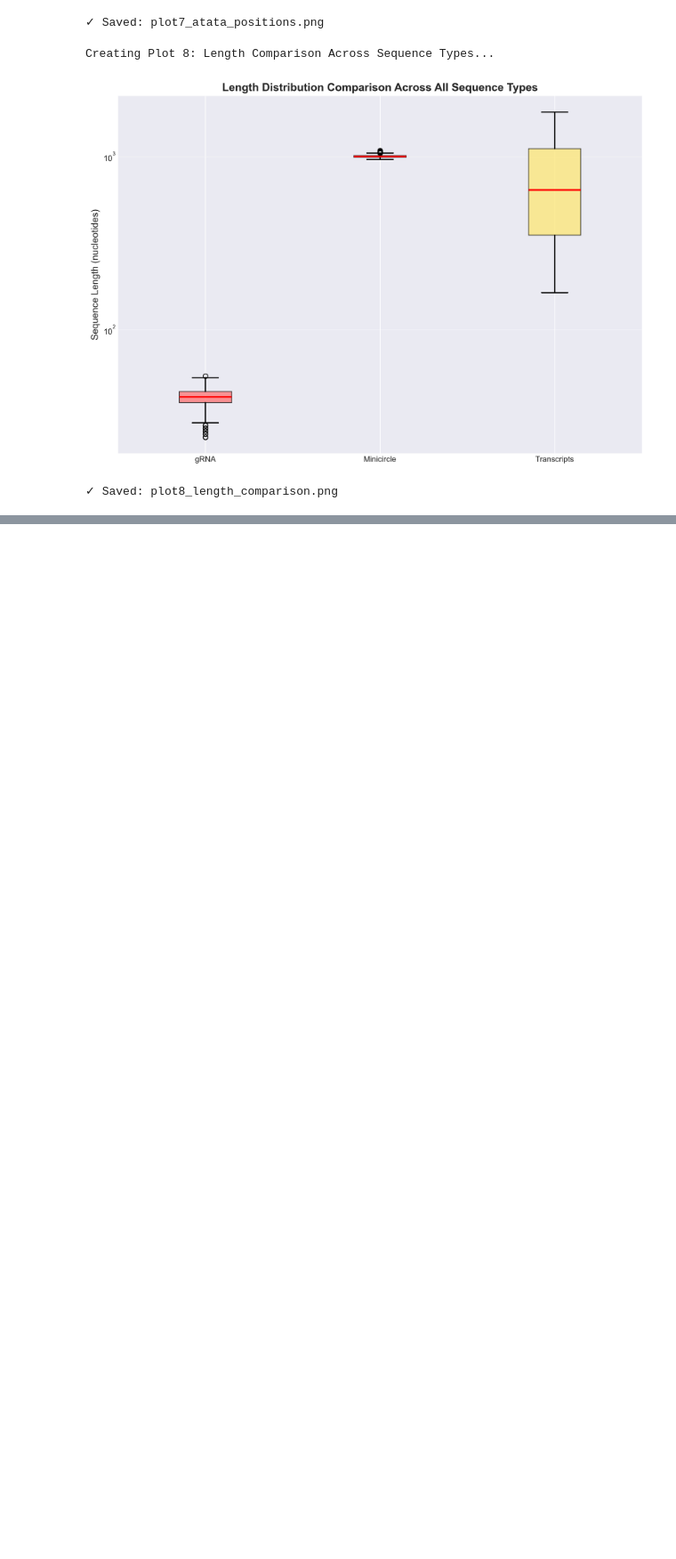
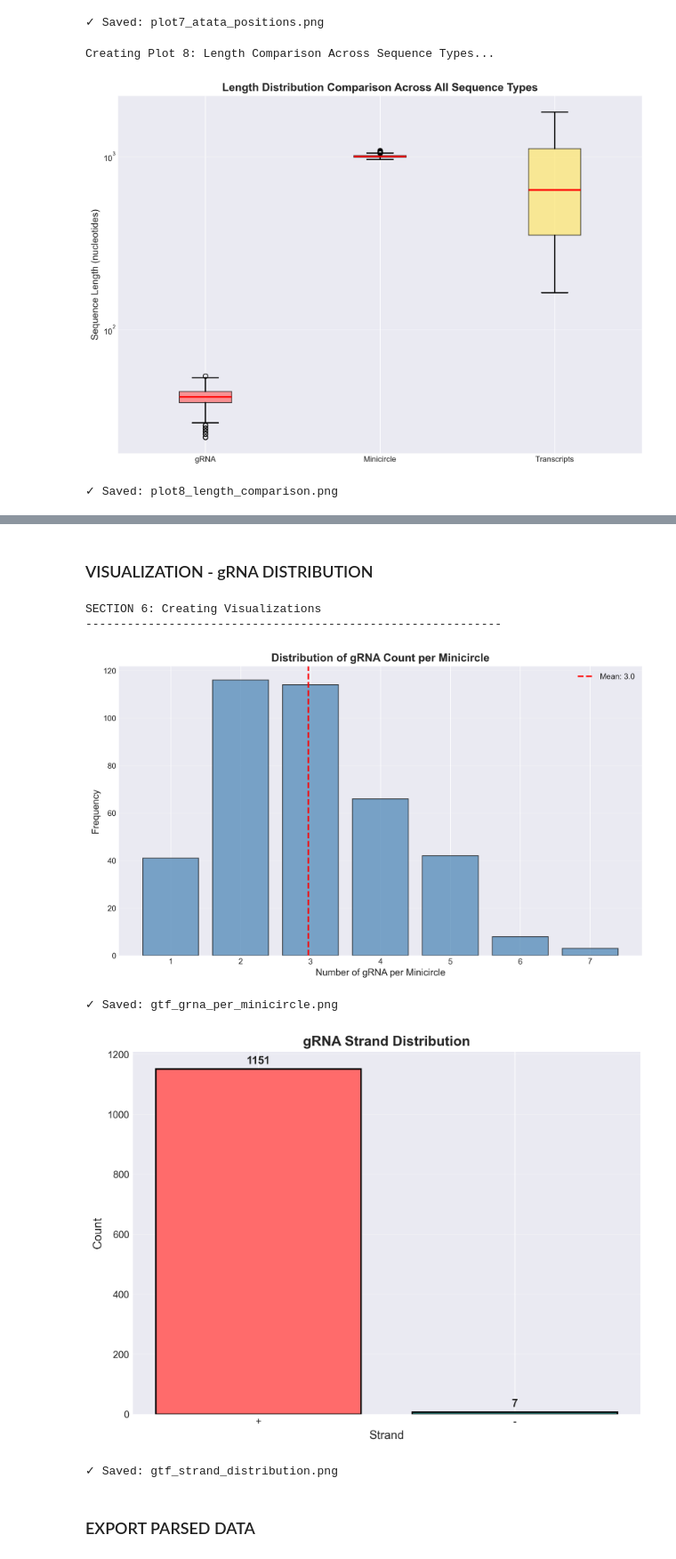
Before and after one commit to aparfenen/grna-inspector, a Jupyter notebook: notebooks/4_data_prep_pipeline.ipynb, the cells around one changed output, grey strips where cells are left out. Shown at 89% size. Saved outputs shown, nothing was run; the diff lists cells and outputs as text; code cells hidden in the pictures; blank space fills up the shorter version.

Commit message:
pre data prep steps

```diff
--- a/notebooks/4_data_prep_pipeline.ipynb
+++ b/notebooks/4_data_prep_pipeline.ipynb
@@ -564,0 +798,19 @@ Creating Plot 8: Length Comparison Across Sequence Types...
+# %%
+print("SECTION 4: gRNA Distribution Analysis")
+print("-" * 60)
+
+# Count gRNAs per minicircle
+grnas_per_mc = gtf_df.groupby('minicircle').size()
+
+print(f"gRNA per minicircle statistics:")
+print(f"  Mean: {grnas_per_mc.mean():.2f}")
+print(f"  Median: {grnas_per_mc.median():.0f}")
+print(f"  Min: {grnas_per_mc.min()}")
+print(f"  Max: {grnas_per_mc.max()}")
+print(f"  Std: {grnas_per_mc.std():.2f}")
+print()
+
+# Show distribution
+print("Distribution:")
+print(grnas_per_mc.value_counts().sort_index())
+print()
@@ -564,0 +898,61 @@ Creating Plot 8: Length Comparison Across Sequence Types...
+# %% [markdown]
+### VISUALIZATION - gRNA DISTRIBUTION
+# %%
+print("SECTION 6: Creating Visualizations")
+print("-" * 60)
+PLOTS_DIR = '/Users/anna/projects/grna-inspector/data/plots'
+
+# Plot 1: gRNA per minicircle histogram
+fig1, ax1 = plt.subplots(figsize=(10, 6))
+
+counts = grnas_per_mc.value_counts().sort_index()
+ax1.bar(counts.index, counts.values, color='steelblue', edgecolor='black', alpha=0.7)
+ax1.set_xlabel('Number of gRNA per Minicircle', fontsize=12)
+ax1.set_ylabel('Frequency', fontsize=12)
+ax1.set_title('Distribution of gRNA Count per Minicircle', fontsize=14, fontweight='bold')
+ax1.grid(True, alpha=0.3, axis='y')
+
+# Add mean line
+mean_val = grnas_per_mc.mean()
+ax1.axvline(mean_val, color='red', linestyle='--', linewidth=2,
+            label=f'Mean: {mean_val:.1f}')
+ax1.legend()
+
+plt.tight_layout()
+plt.savefig('/Users/anna/projects/grna-inspector/data/plots/gtf_grna_per_minicircle.png', dpi=300, bbox_inches='tight')
+plt.show()
+print("✓ Saved: gtf_grna_per_minicircle.png")
+
+# Plot 2: Strand distribution
+fig2, ax2 = plt.subplots(figsize=(8, 6))
+
+strand_counts = gtf_df['strand'].value_counts()
+colors = ['#ff6b6b' if s == '+' else '#4ecdc4' for s in strand_counts.index]
+bars = ax2.bar(strand_counts.index, strand_counts.values, color=colors,
+               edgecolor='black', linewidth=1.5)
+ax2.set_xlabel('Strand', fontsize=12)
+ax2.set_ylabel('Count', fontsize=12)
+ax2.set_title('gRNA Strand Distribution', fontsize=14, fontweight='bold')
+ax2.grid(True, alpha=0.3, axis='y')
+
+# Add count labels
+for bar in bars:
+    height = bar.get_height()
+    ax2.text(bar.get_x() + bar.get_width()/2., height + 10,
+             f'{int(height)}', ha='center', va='bottom', fontsize=11, fontweight='bold')
+
+plt.tight_layout()
+plt.savefig('/Users/anna/projects/grna-inspector/data/plots/gtf_strand_distribution.png', dpi=300, bbox_inches='tight')
+plt.show()
+print("✓ Saved: gtf_strand_distribution.png")
+
+print()
+# %% [output]
+SECTION 6: Creating Visualizations
+------------------------------------------------------------
+[figure, added]
+✓ Saved: gtf_grna_per_minicircle.png
+[figure, added]
+✓ Saved: gtf_strand_distribution.png
+# %% [markdown]
+### EXPORT PARSED DATA
```
Also changed, not shown: parts of 34 cells of this notebook.
